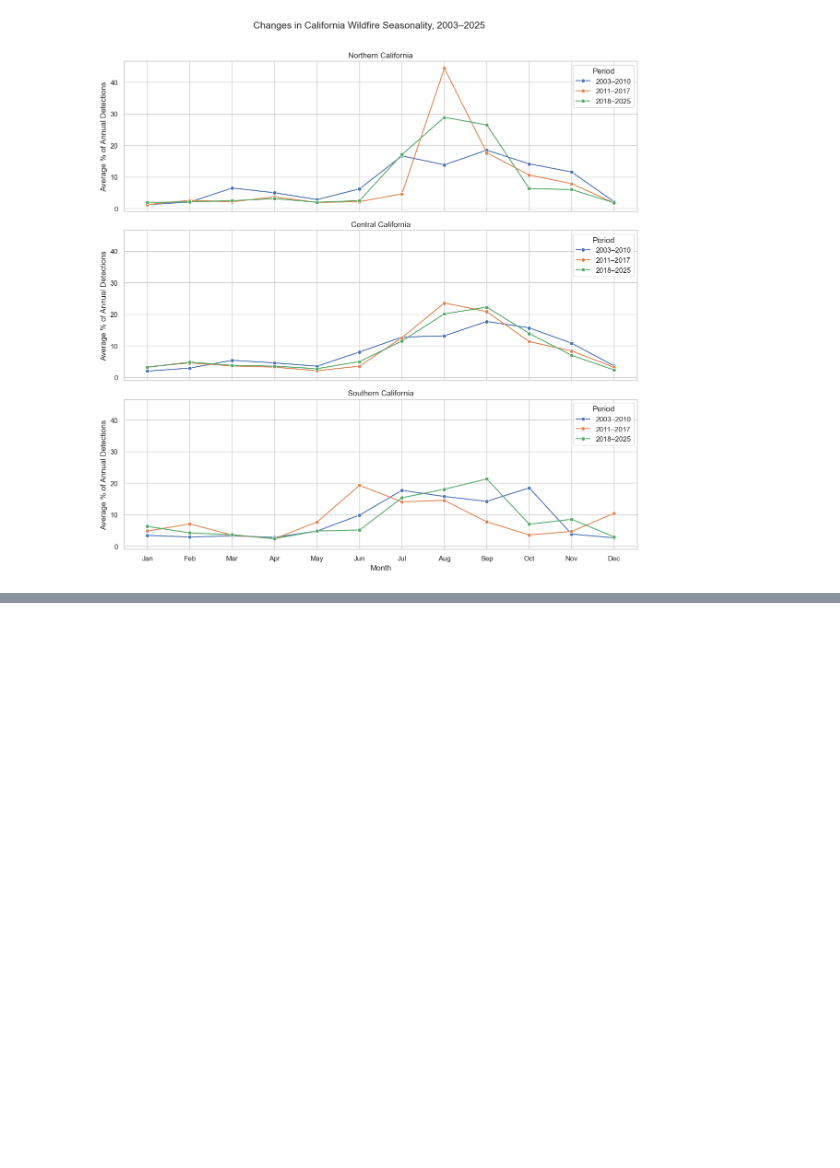
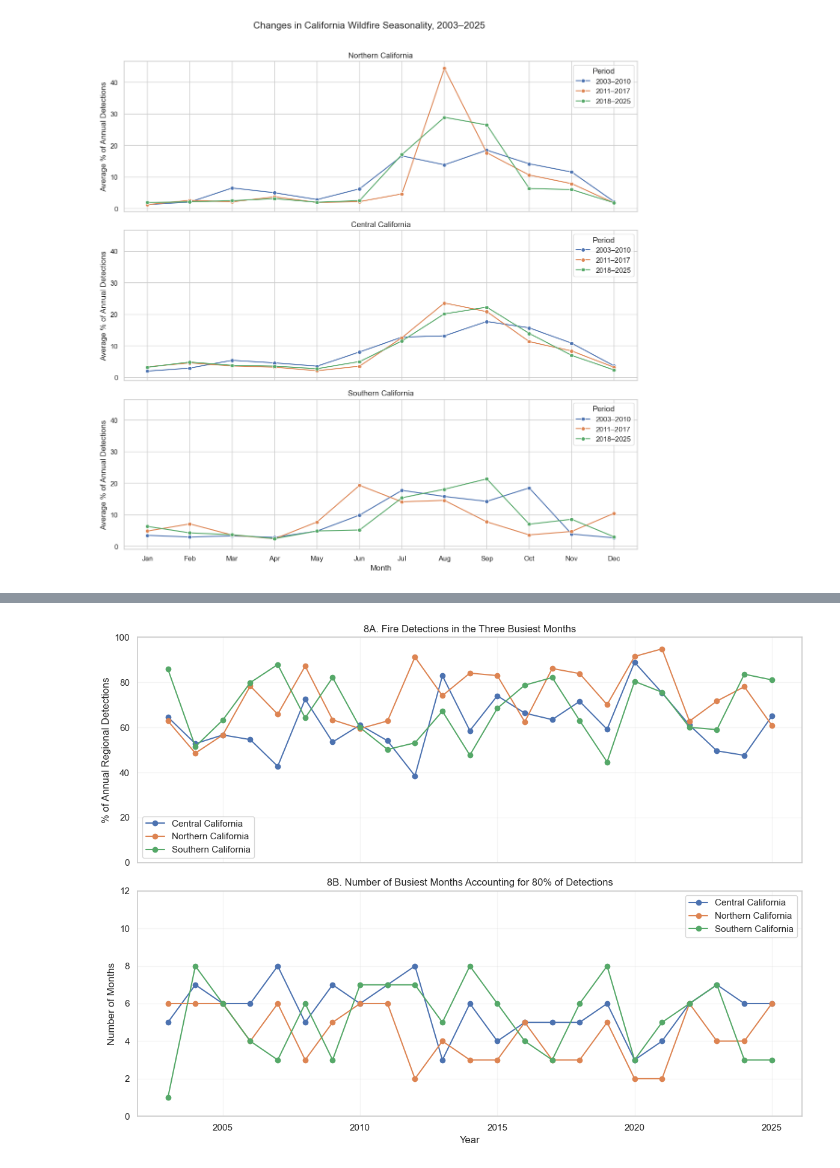
Before and after one commit to vmarroquinguzman/dsc106-project3, a Jupyter notebook: exploratory_vis.ipynb, the cells around one changed output, grey strips where cells are left out. Cells and saved outputs as stored; diff of their text form; code cells hidden in the pictures; blank space fills up the shorter version.

```diff
--- a/exploratory_vis.ipynb
+++ b/exploratory_vis.ipynb
@@ -719,0 +812,44 @@ plt.show()
+# %%
+fig, axes = plt.subplots(
+    2, 1,
+    figsize=(12, 9),
+    sharex=True
+)
+
+for region, group in concentration.groupby("region"):
+
+    axes[0].plot(
+        group["year"],
+        group["top3_percent"],
+        marker="o",
+        label=region
+    )
+
+    axes[1].plot(
+        group["year"],
+        group["months_for_80pct"],
+        marker="o",
+        label=region
+    )
+
+axes[0].set(
+    title="8A. Fire Detections in the Three Busiest Months",
+    ylabel="% of Annual Regional Detections",
+    ylim=(0, 100)
+)
+
+axes[1].set(
+    title="8B. Number of Busiest Months Accounting for 80% of Detections",
+    xlabel="Year",
+    ylabel="Number of Months",
+    ylim=(0, 12)
+)
+
+for ax in axes:
+    ax.legend()
+    ax.grid(alpha=0.2)
+
+plt.tight_layout()
+plt.show()
+# %% [output]
+[figure, added]
```
Also changed, not shown: parts of 5 cells of this notebook.
